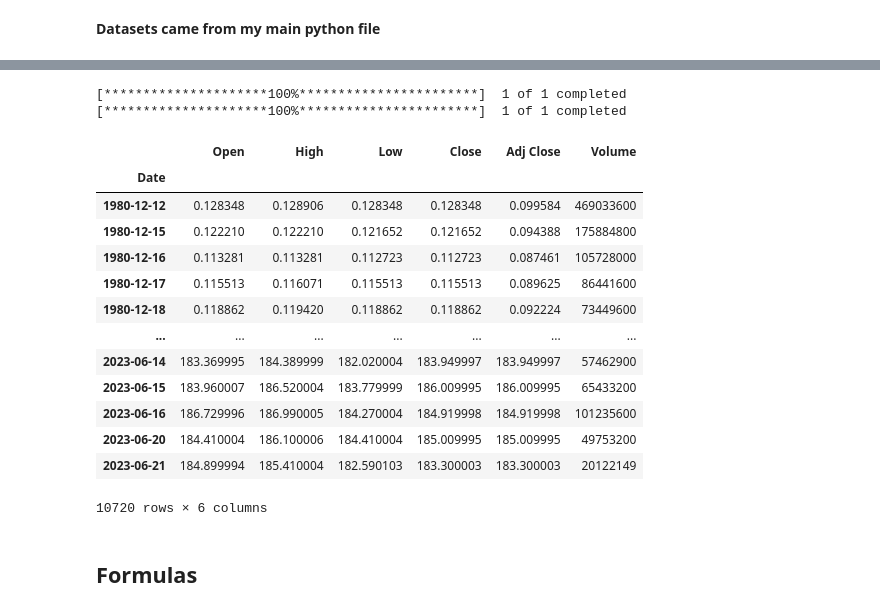
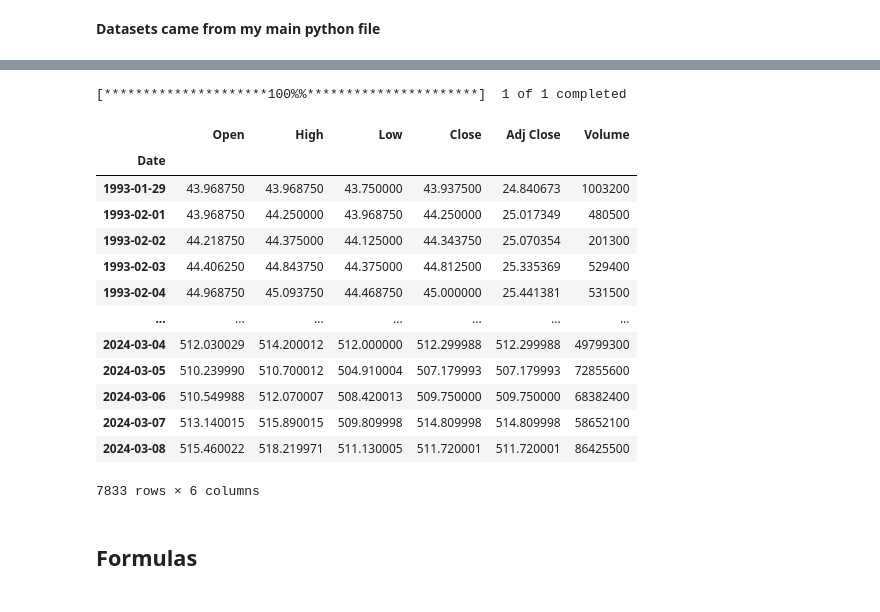
Before and after one commit to Batuhan-Yildirim/Finance_Project, a Jupyter notebook: Financial_Formulas/Financial_formulas.ipynb, the cells around one changed output, grey strips where cells are left out. Saved outputs shown, nothing was run; the diff lists cells and outputs as text; code cells hidden in the pictures.

```diff
--- a/Financial_Formulas/Financial_formulas.ipynb
+++ b/Financial_Formulas/Financial_formulas.ipynb
@@ -67,23 +70,22 @@ AAPL
-# %%
-SPY = DataSets.YahooFinance("AAPL","StockPrices")
-SPY
-# %% [output]
-[*********************100%***********************]  1 of 1 completed
-[*********************100%***********************]  1 of 1 completed
-|  | Open | High | Low | Close | Adj Close | Volume |
-| Date |  |  |  |  |  |  |
-| 1980-12-12 | 0.128348 | 0.128906 | 0.128348 | 0.128348 | 0.099584 | 469033600 |
-| 1980-12-15 | 0.122210 | 0.122210 | 0.121652 | 0.121652 | 0.094388 | 175884800 |
-| 1980-12-16 | 0.113281 | 0.113281 | 0.112723 | 0.112723 | 0.087461 | 105728000 |
-| 1980-12-17 | 0.115513 | 0.116071 | 0.115513 | 0.115513 | 0.089625 | 86441600 |
-| 1980-12-18 | 0.118862 | 0.119420 | 0.118862 | 0.118862 | 0.092224 | 73449600 |
-| ... | ... | ... | ... | ... | ... | ... |
-| 2023-06-14 | 183.369995 | 184.389999 | 182.020004 | 183.949997 | 183.949997 | 57462900 |
-| 2023-06-15 | 183.960007 | 186.520004 | 183.779999 | 186.009995 | 186.009995 | 65433200 |
-| 2023-06-16 | 186.729996 | 186.990005 | 184.270004 | 184.919998 | 184.919998 | 101235600 |
-| 2023-06-20 | 184.410004 | 186.100006 | 184.410004 | 185.009995 | 185.009995 | 49753200 |
-| 2023-06-21 | 184.899994 | 185.410004 | 182.590103 | 183.300003 | 183.300003 | 20122149 |
-10720 rows × 6 columns
+# %%
+SPY = yf.download("SPY") # S&P 500 Index
+SPY
+# %% [output]
+[*********************100%%**********************]  1 of 1 completed
+|  | Open | High | Low | Close | Adj Close | Volume |
+| Date |  |  |  |  |  |  |
+| 1993-01-29 | 43.968750 | 43.968750 | 43.750000 | 43.937500 | 24.840673 | 1003200 |
+| 1993-02-01 | 43.968750 | 44.250000 | 43.968750 | 44.250000 | 25.017349 | 480500 |
+| 1993-02-02 | 44.218750 | 44.375000 | 44.125000 | 44.343750 | 25.070354 | 201300 |
+| 1993-02-03 | 44.406250 | 44.843750 | 44.375000 | 44.812500 | 25.335369 | 529400 |
+| 1993-02-04 | 44.968750 | 45.093750 | 44.468750 | 45.000000 | 25.441381 | 531500 |
+| ... | ... | ... | ... | ... | ... | ... |
+| 2024-03-04 | 512.030029 | 514.200012 | 512.000000 | 512.299988 | 512.299988 | 49799300 |
+| 2024-03-05 | 510.239990 | 510.700012 | 504.910004 | 507.179993 | 507.179993 | 72855600 |
+| 2024-03-06 | 510.549988 | 512.070007 | 508.420013 | 509.750000 | 509.750000 | 68382400 |
+| 2024-03-07 | 513.140015 | 515.890015 | 509.809998 | 514.809998 | 514.809998 | 58652100 |
+| 2024-03-08 | 515.460022 | 518.219971 | 511.130005 | 511.720001 | 511.720001 | 86425500 |
+7833 rows × 6 columns
 # %% [markdown]
 ## Formulas
 # %%
```
Also changed, not shown: parts of 13 cells of this notebook.
